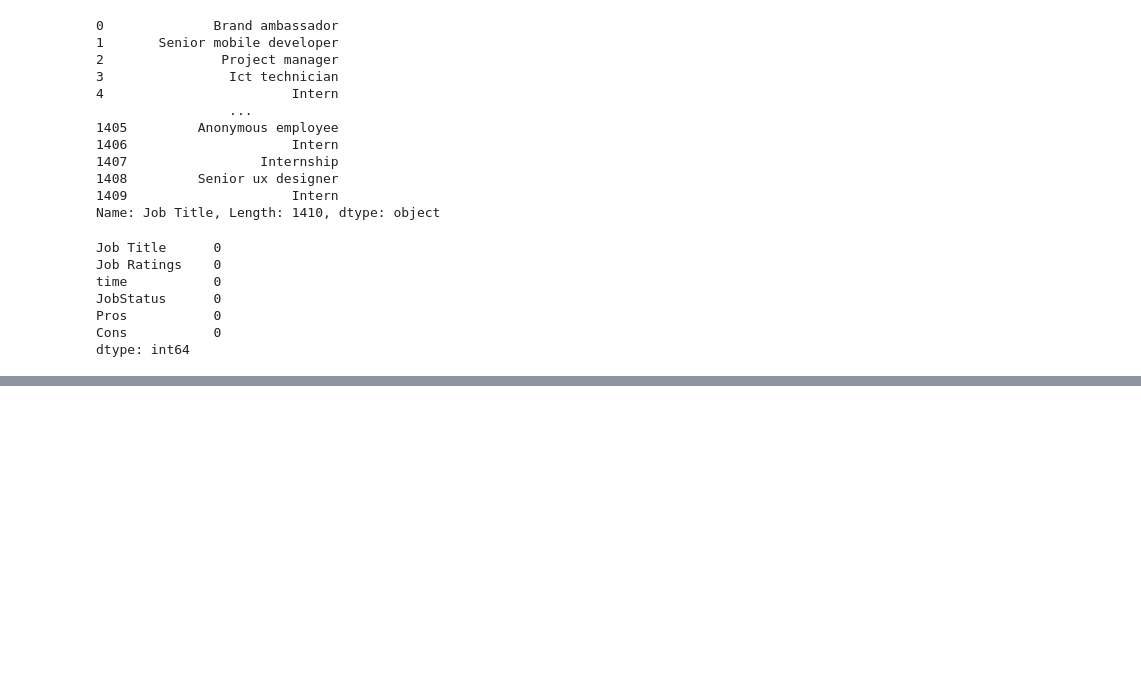
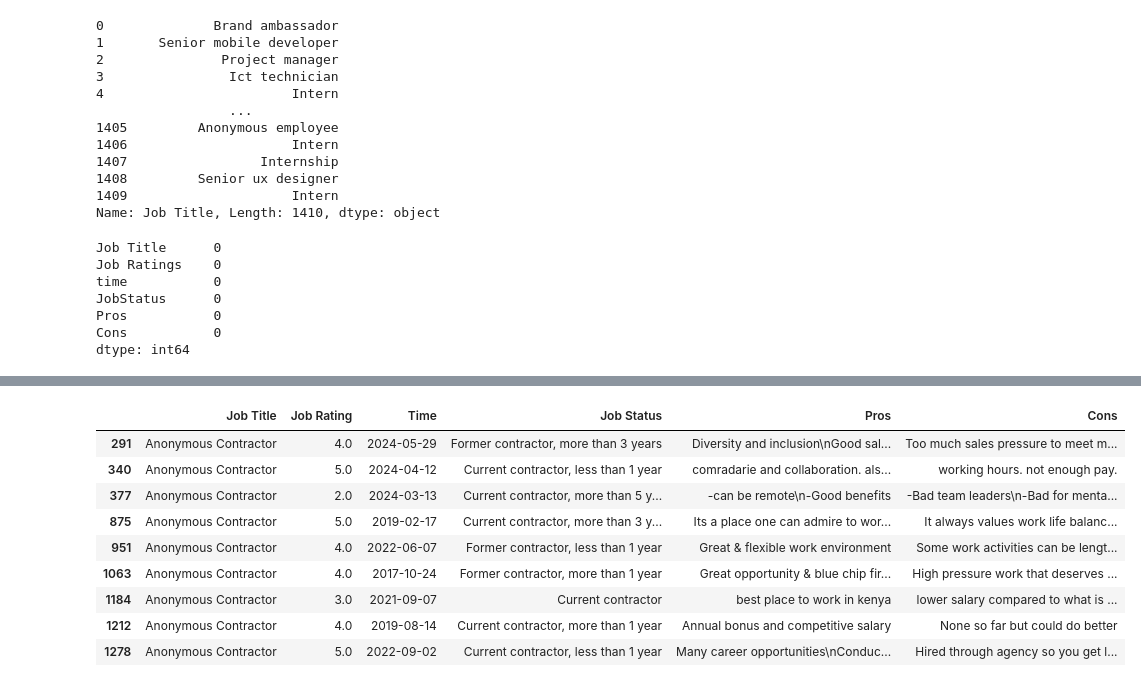
Before and after one commit to Brian342/JupyterAI, a Jupyter notebook: Review cleaning/SafaricomReviews.ipynb, the cells around one changed output, grey strips where cells are left out. Cells and saved outputs as stored; diff of their text form; code cells hidden in the pictures; blank space fills up the shorter version.

```diff
--- a/Review cleaning/SafaricomReviews.ipynb
+++ b/Review cleaning/SafaricomReviews.ipynb
@@ -200 +206,15 @@ SafRev[SafRev["Job Title"]=="Software Engineer"]
 SafRev["Job Title"] = SafRev["Job Title"].str.title()
+# %%
+# locating specific data
+SafRev.query('`Job Title`=="Anonymous Contractor"')
+# %% [output]
+|  | Job Title | Job Rating | Time | Job Status | Pros | Cons |
+| 291 | Anonymous Contractor | 4.0 | 2024-05-29 | Former contractor, more than 3 years | Diversity and inclusion\nGood sal... | Too much sales pressure to meet m... |
+| 340 | Anonymous Contractor | 5.0 | 2024-04-12 | Current contractor, less than 1 year | comradarie and collaboration. als... | working hours. not enough pay. |
+| 377 | Anonymous Contractor | 2.0 | 2024-03-13 | Current contractor, more than 5 y... | -can be remote\n-Good benefits | -Bad team leaders\n-Bad for menta... |
+| 875 | Anonymous Contractor | 5.0 | 2019-02-17 | Current contractor, more than 3 y... | Its a place one can admire to wor... | It always values work life balanc... |
+| 951 | Anonymous Contractor | 4.0 | 2022-06-07 | Former contractor, less than 1 year | Great & flexible work environment | Some work activities can be lengt... |
+| 1063 | Anonymous Contractor | 4.0 | 2017-10-24 | Former contractor, more than 1 year | Great opportunity & blue chip fir... | High pressure work that deserves ... |
+| 1184 | Anonymous Contractor | 3.0 | 2021-09-07 | Current contractor | best place to work in kenya | lower salary compared to what is ... |
+| 1212 | Anonymous Contractor | 4.0 | 2019-08-14 | Current contractor, more than 1 year | Annual bonus and competitive salary | None so far but could do better |
+| 1278 | Anonymous Contractor | 5.0 | 2022-09-02 | Current contractor, less than 1 year | Many career opportunities\nConduc... | Hired through agency so you get l... |
```
Also changed, not shown: parts of 4 cells of this notebook.
